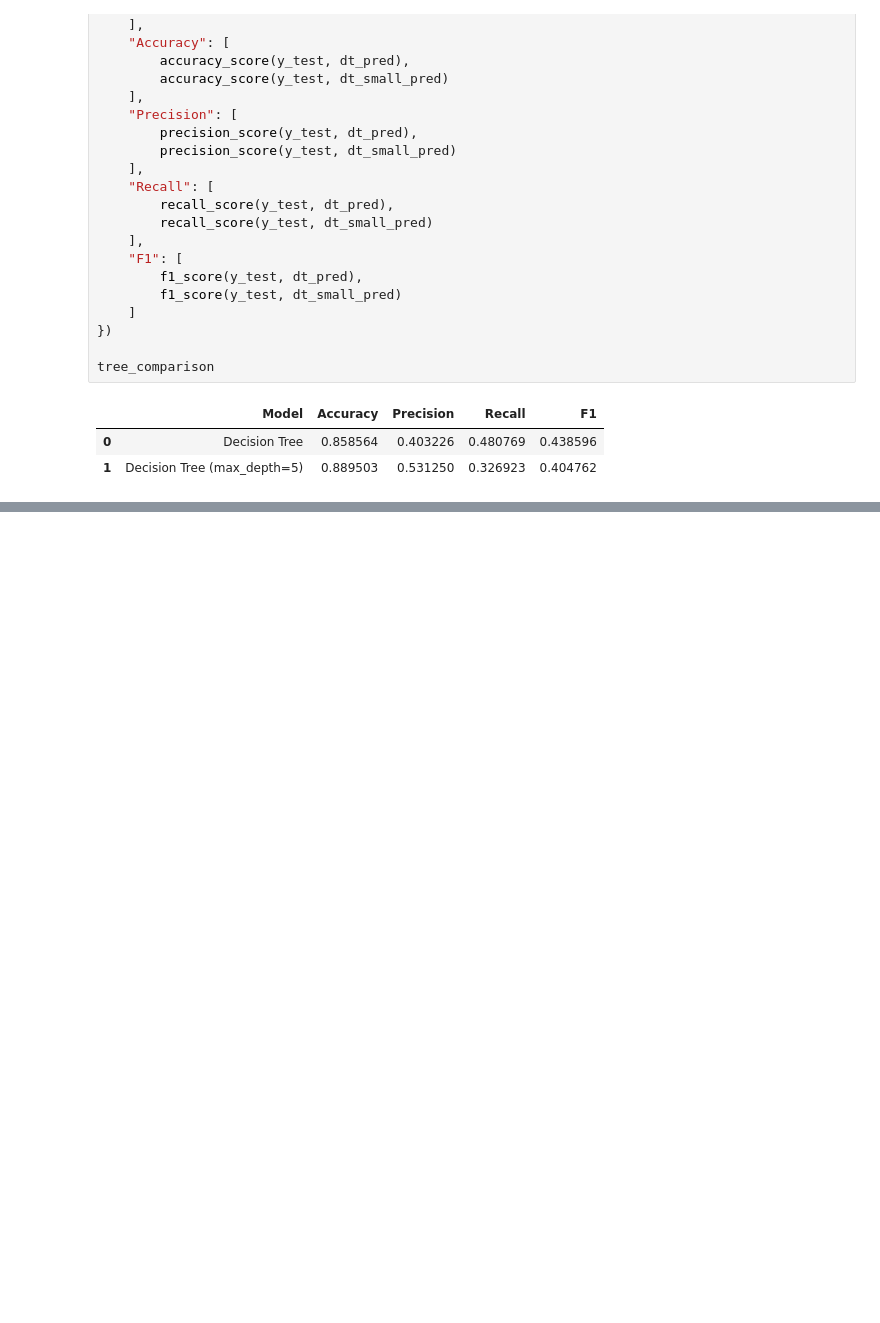
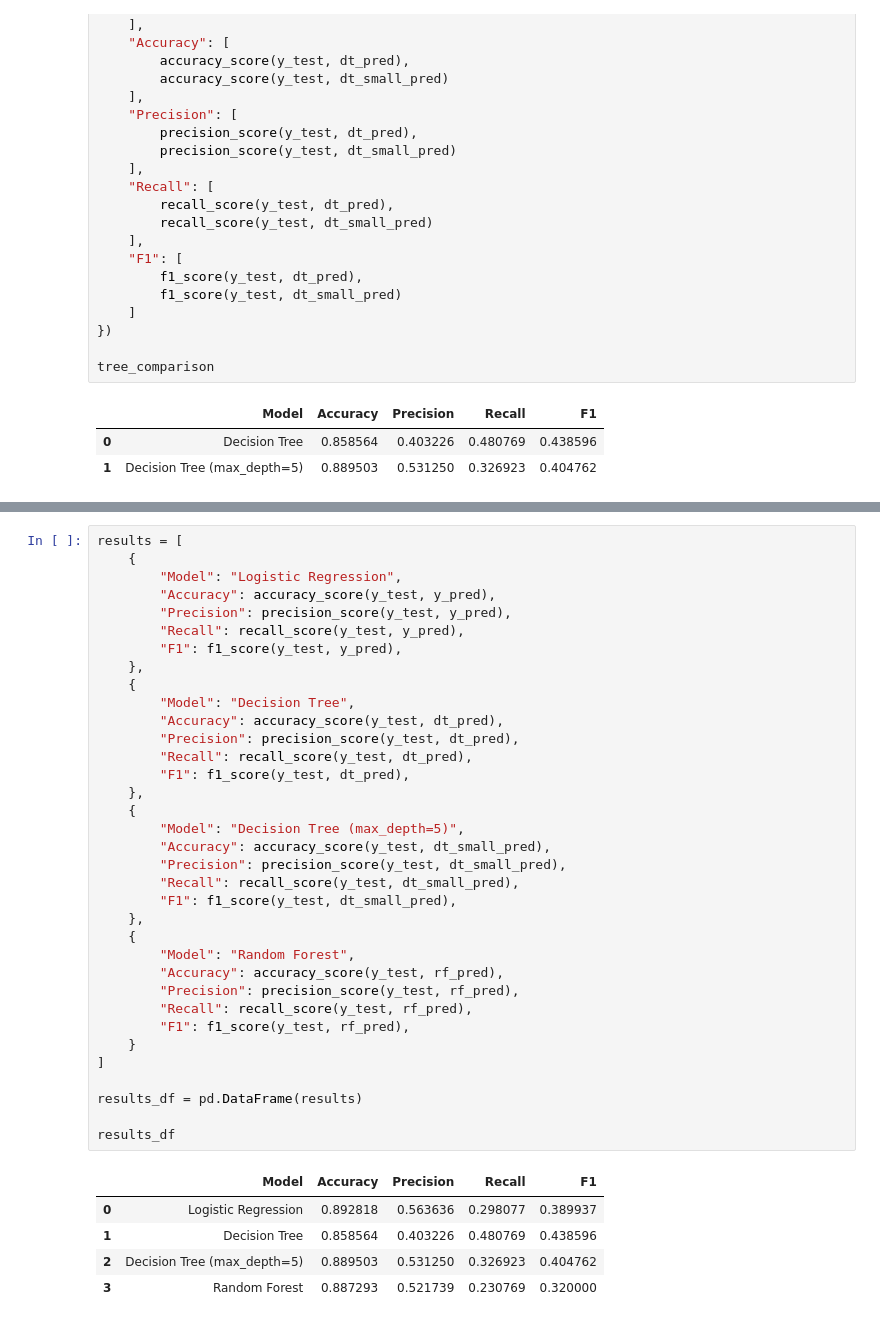
Before and after one commit to ali84mlk/tabular-ml-study, a Jupyter notebook: notebooks/01_initial_exploration.ipynb, the cells around one changed output, grey strips where cells are left out. Saved outputs shown, nothing was run; the diff lists cells and outputs as text; blank space fills up the shorter version.

```diff
--- a/notebooks/01_initial_exploration.ipynb
+++ b/notebooks/01_initial_exploration.ipynb
@@ -709,0 +860,41 @@ tree_comparison
+# %%
+results = [
+    {
+        "Model": "Logistic Regression",
+        "Accuracy": accuracy_score(y_test, y_pred),
+        "Precision": precision_score(y_test, y_pred),
+        "Recall": recall_score(y_test, y_pred),
+        "F1": f1_score(y_test, y_pred),
+    },
+    {
+        "Model": "Decision Tree",
+        "Accuracy": accuracy_score(y_test, dt_pred),
+        "Precision": precision_score(y_test, dt_pred),
+        "Recall": recall_score(y_test, dt_pred),
+        "F1": f1_score(y_test, dt_pred),
+    },
+    {
+        "Model": "Decision Tree (max_depth=5)",
+        "Accuracy": accuracy_score(y_test, dt_small_pred),
+        "Precision": precision_score(y_test, dt_small_pred),
+        "Recall": recall_score(y_test, dt_small_pred),
+        "F1": f1_score(y_test, dt_small_pred),
+    },
+    {
+        "Model": "Random Forest",
+        "Accuracy": accuracy_score(y_test, rf_pred),
+        "Precision": precision_score(y_test, rf_pred),
+        "Recall": recall_score(y_test, rf_pred),
+        "F1": f1_score(y_test, rf_pred),
+    }
+]
+
+results_df = pd.DataFrame(results)
+
+results_df
+# %% [output]
+|  | Model | Accuracy | Precision | Recall | F1 |
+| 0 | Logistic Regression | 0.892818 | 0.563636 | 0.298077 | 0.389937 |
+| 1 | Decision Tree | 0.858564 | 0.403226 | 0.480769 | 0.438596 |
+| 2 | Decision Tree (max_depth=5) | 0.889503 | 0.531250 | 0.326923 | 0.404762 |
+| 3 | Random Forest | 0.887293 | 0.521739 | 0.230769 | 0.320000 |
```
Also changed, not shown: parts of 12 cells of this notebook.
